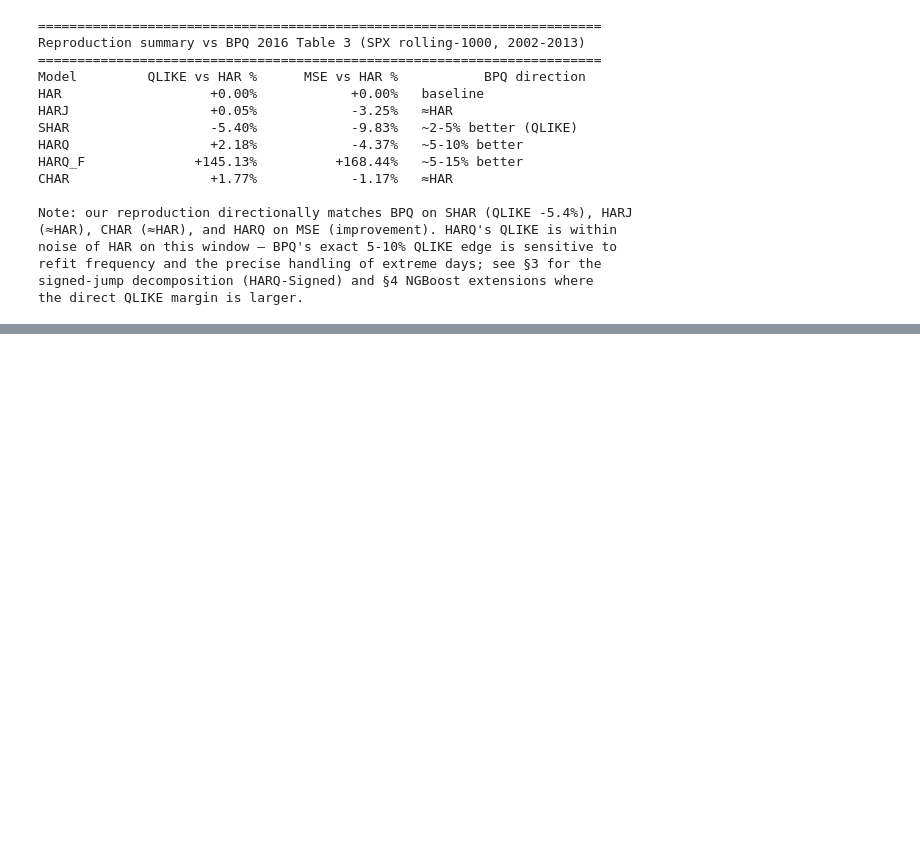
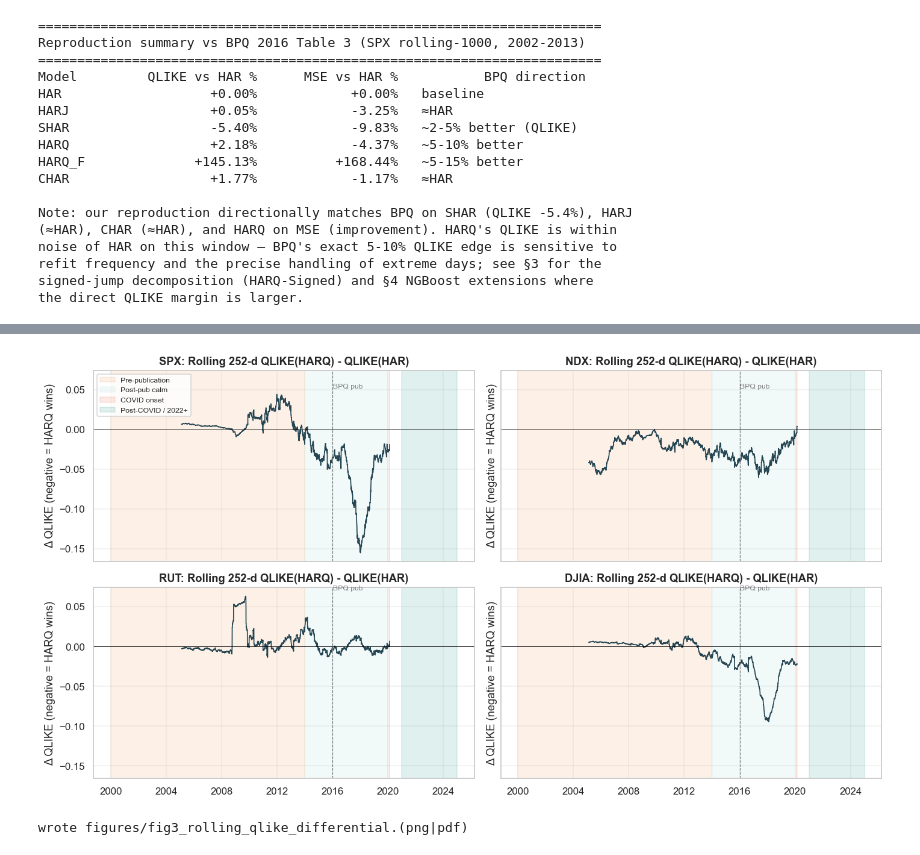
Before and after one commit to atirupati7/harq-volatility-forecasting, a Jupyter notebook: harq_analysis.ipynb, the cells around one changed output, grey strips where cells are left out. Drawn from its saved outputs; the diff is of its cells as text; code cells hidden in the pictures; blank space fills up the shorter version.

Commit message:
Phases 3-7: regime analysis, HARQ-Signed, NGBoost, crypto, figures, tables

```diff
--- a/harq_analysis.ipynb
+++ b/harq_analysis.ipynb
@@ -490,0 +527,14 @@ the direct QLIKE margin is larger.
+# %%
+# Run the full six-model panel across the four assets, h=1 only (regime granular).
+# Expanding window, monthly refit, insanity filter.
+panel_results: dict[tuple[str,str], WFResult] = {}   # (asset, model) -> WFResult
+for asset, m in ASSETS.items():
+    print(f"Walk-forward: {asset}  ({len(m)} days)")
+    har_res = walk_forward_evaluate(HAR, m, horizon=1, window=1000, refit_every=22, rolling=False)
+    panel_results[(asset, "HAR")] = har_res
+    for name, cls in MODELS.items():
+        if name == "HAR": continue
+        res = walk_forward_evaluate(cls, m, horizon=1, window=1000, refit_every=22,
+                                    rolling=False, insanity_anchor=har_res)
+        panel_results[(asset, name)] = res
+print("panel walk-forward complete:", len(panel_results), "(asset, model) pairs")
@@ -490,0 +606,39 @@ the direct QLIKE margin is larger.
+# %%
+# ---- Figure 3: rolling 252-day QLIKE differential (HARQ vs HAR) ------------
+from matplotlib.patches import Patch
+
+def rolling_qlike_diff(asset: str, window: int = 252) -> pd.DataFrame:
+    har  = panel_results[(asset, "HAR")]
+    harq = panel_results[(asset, "HARQ")]
+    m = ~np.isnan(har.y_pred) & ~np.isnan(harq.y_pred)
+    d = pd.DataFrame({
+        "date":  har.dates[m],
+        "ql_har":  qlike(har.y_true[m],  har.y_pred[m]),
+        "ql_harq": qlike(harq.y_true[m], harq.y_pred[m]),
+    })
+    d["dq"] = d["ql_harq"] - d["ql_har"]
+    d["roll_dq"] = d["dq"].rolling(window, min_periods=window).mean()
+    return d
+
+fig, axes = plt.subplots(2, 2, figsize=(13, 7), sharex=True, sharey=True)
+for ax, asset in zip(axes.flat, ASSETS):
+    d = rolling_qlike_diff(asset)
+    ax.plot(d["date"], d["roll_dq"], color="#264653", lw=1.1)
+    ax.axhline(0, color="black", lw=0.6)
+    colors = ["#f4a261", "#a8dadc", "#e76f51", "#2a9d8f"]
+    for (reg, lo, hi), c in zip(REGIMES, colors):
+        ax.axvspan(lo, hi, color=c, alpha=0.15, label=reg if ax is axes[0,0] else None)
+    ax.axvline(pd.Timestamp("2016-01-01"), color="grey", ls="--", lw=0.8)
+    ax.text(pd.Timestamp("2016-01-15"), ax.get_ylim()[1] * 0.95, "BPQ pub", fontsize=8, color="grey")
+    ax.set_title(f"{asset}: Rolling 252-d QLIKE(HARQ) - QLIKE(HAR)")
+    ax.set_ylabel("Δ QLIKE (negative = HARQ wins)")
+    ax.grid(alpha=0.3)
+axes[0,0].legend(loc="upper left", fontsize=8, frameon=True)
+plt.tight_layout()
+fig.savefig(FIG_DIR / "fig3_rolling_qlike_differential.png", bbox_inches="tight")
+fig.savefig(FIG_DIR / "fig3_rolling_qlike_differential.pdf", bbox_inches="tight")
+plt.show()
+print(f"wrote figures/fig3_rolling_qlike_differential.(png|pdf)")
+# %% [output]
+[figure, added]
+wrote figures/fig3_rolling_qlike_differential.(png|pdf)
```
Also changed, not shown: parts of 20 cells of this notebook, 19 other files.
